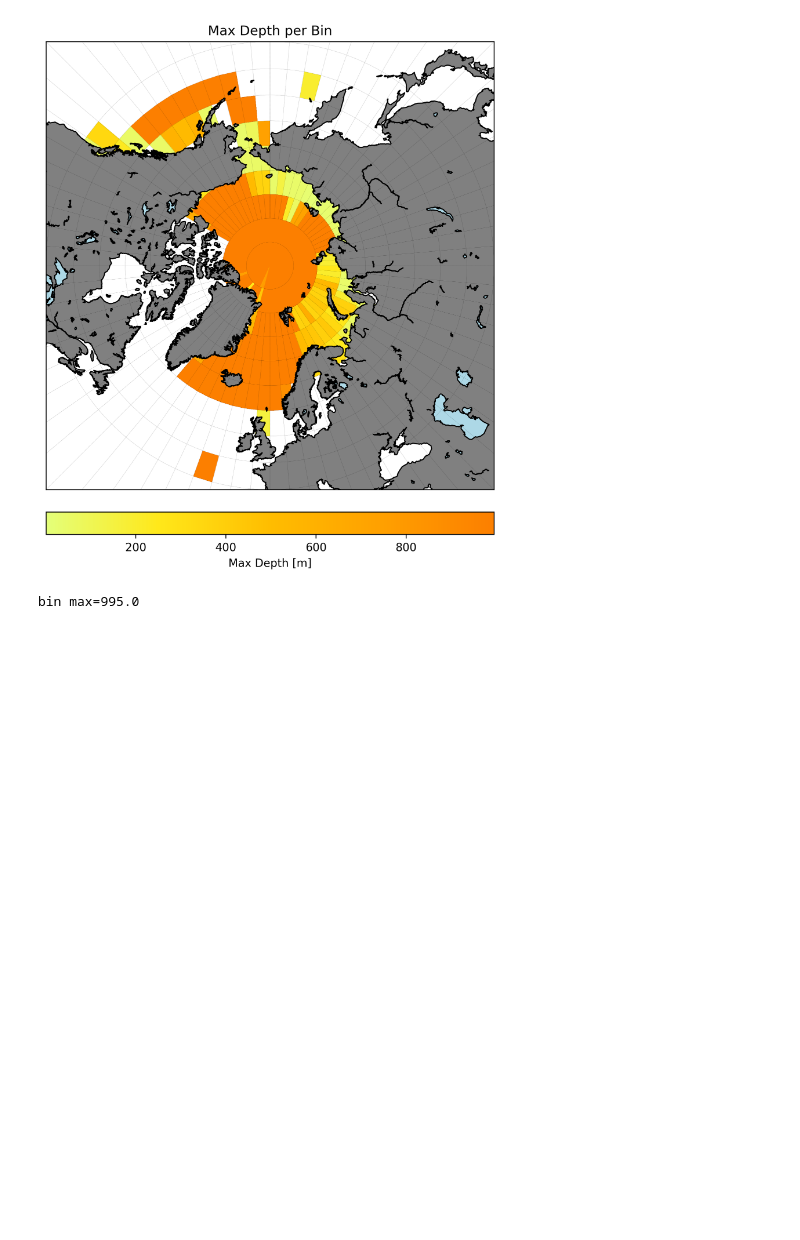
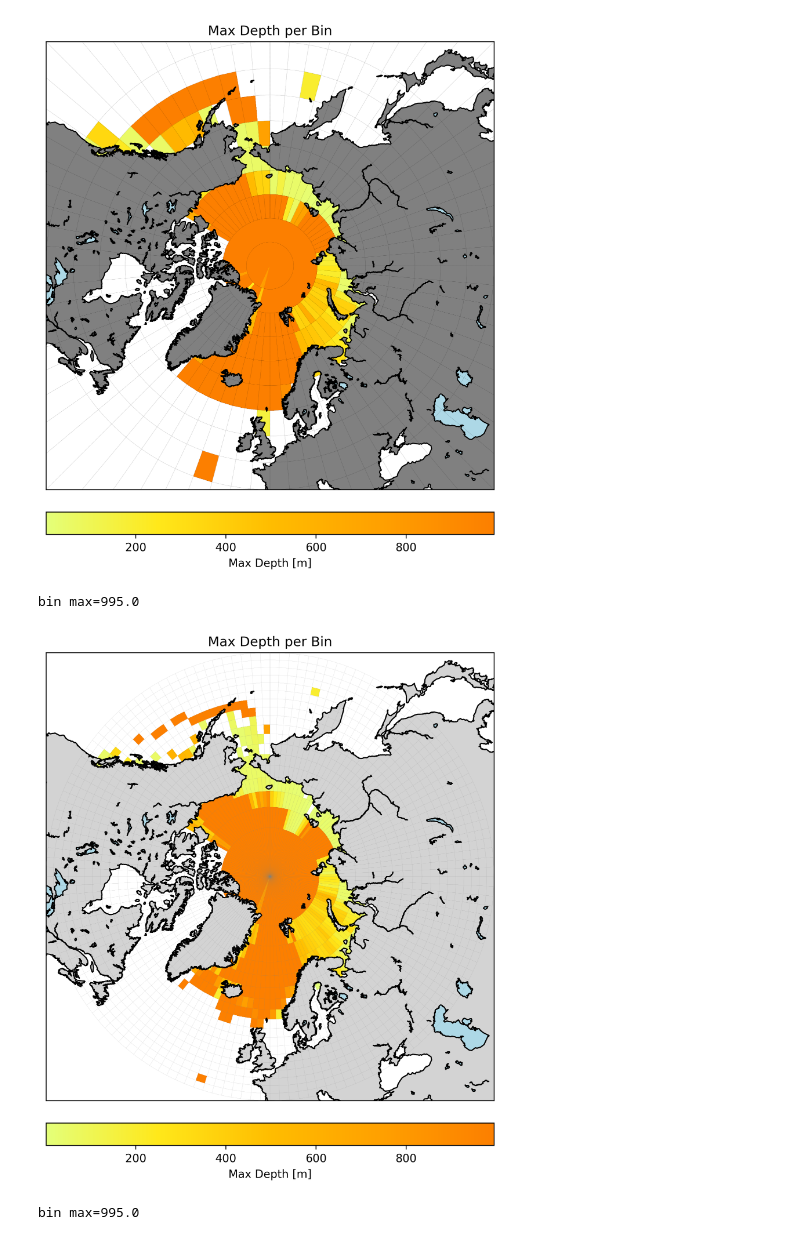
Before and after one commit to Mfdcng2/WaterMassClassification, a Jupyter notebook: Paper1/Data_Distribution/Data_Distribution.ipynb, the cells around one changed output. Saved outputs shown, nothing was run; the diff lists cells and outputs as text; code cells hidden in the pictures; blank space fills up the shorter version.

Commit message:
Histogram of max depth in geo map

```diff
--- a/Paper1/Data_Distribution/Data_Distribution.ipynb
+++ b/Paper1/Data_Distribution/Data_Distribution.ipynb
@@ -146,0 +225,5 @@ bin max=995.0
+# %%
+plot_heatmap(df_ST,n_lon_bins=144, n_lat_bins=18)
+# %% [output]
+[figure, added]
+bin max=995.0
```
Also changed, not shown: parts of 1 cell of this notebook.
